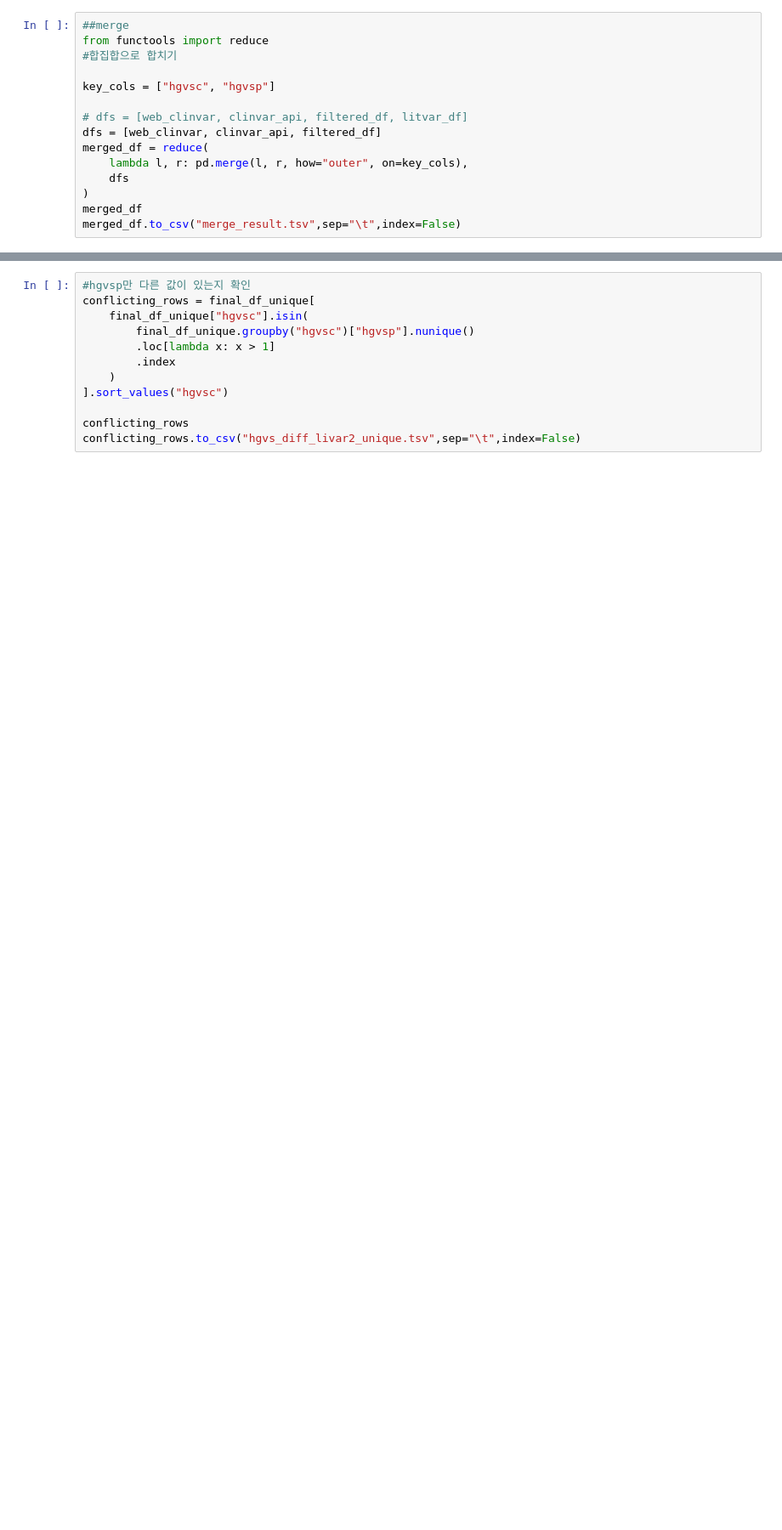
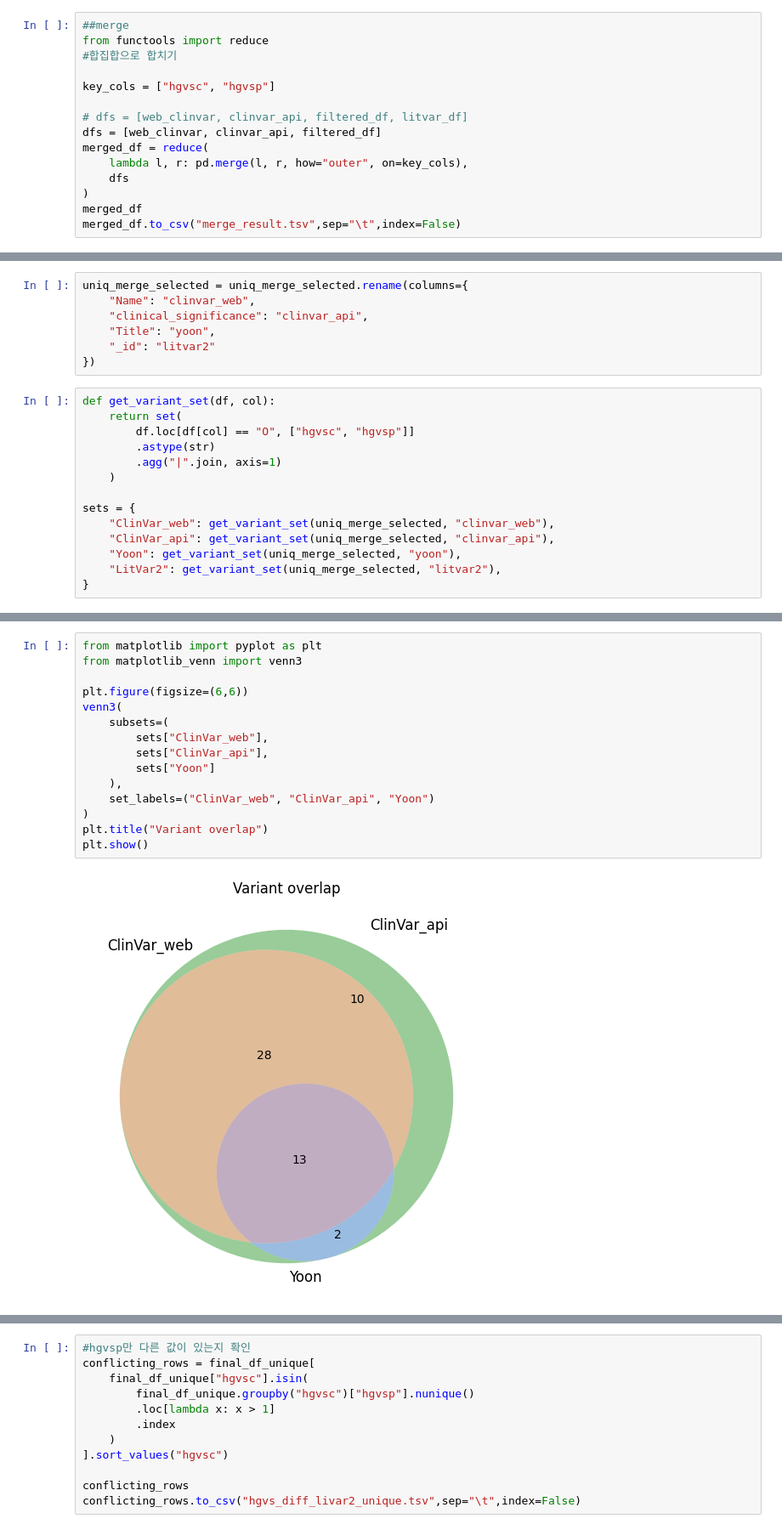
Before and after one commit to heesuh98/Clinvar_project, a Jupyter notebook: Clinvar_check_all.ipynb, the cells around one changed output, grey strips where cells are left out. Shown at 85% size. Cells and saved outputs as stored; diff of their text form; blank space fills up the shorter version.

```diff
--- a/Clinvar_check_all.ipynb
+++ b/Clinvar_check_all.ipynb
@@ -1301,0 +1354,21 @@ final_df_unique.to_csv("merge_result_livar2_unique.tsv",sep="\t",index=False)
+# %%
+uniq_merge_selected = uniq_merge_selected.rename(columns={
+    "Name": "clinvar_web",
+    "clinical_significance": "clinvar_api",
+    "Title": "yoon",
+    "_id": "litvar2"
+})
+# %%
+def get_variant_set(df, col):
+    return set(
+        df.loc[df[col] == "O", ["hgvsc", "hgvsp"]]
+        .astype(str)
+        .agg("|".join, axis=1)
+    )
+
+sets = {
+    "ClinVar_web": get_variant_set(uniq_merge_selected, "clinvar_web"),
+    "ClinVar_api": get_variant_set(uniq_merge_selected, "clinvar_api"),
+    "Yoon": get_variant_set(uniq_merge_selected, "yoon"),
+    "LitVar2": get_variant_set(uniq_merge_selected, "litvar2"),
+}
@@ -1301,0 +1395,17 @@ final_df_unique.to_csv("merge_result_livar2_unique.tsv",sep="\t",index=False)
+# %%
+from matplotlib import pyplot as plt
+from matplotlib_venn import venn3
+
+plt.figure(figsize=(6,6))
+venn3(
+    subsets=(
+        sets["ClinVar_web"],
+        sets["ClinVar_api"],
+        sets["Yoon"]
+    ),
+    set_labels=("ClinVar_web", "ClinVar_api", "Yoon")
+)
+plt.title("Variant overlap")
+plt.show()
+# %% [output]
+[figure, added]
```
Also changed, not shown: parts of 20 cells of this notebook.
